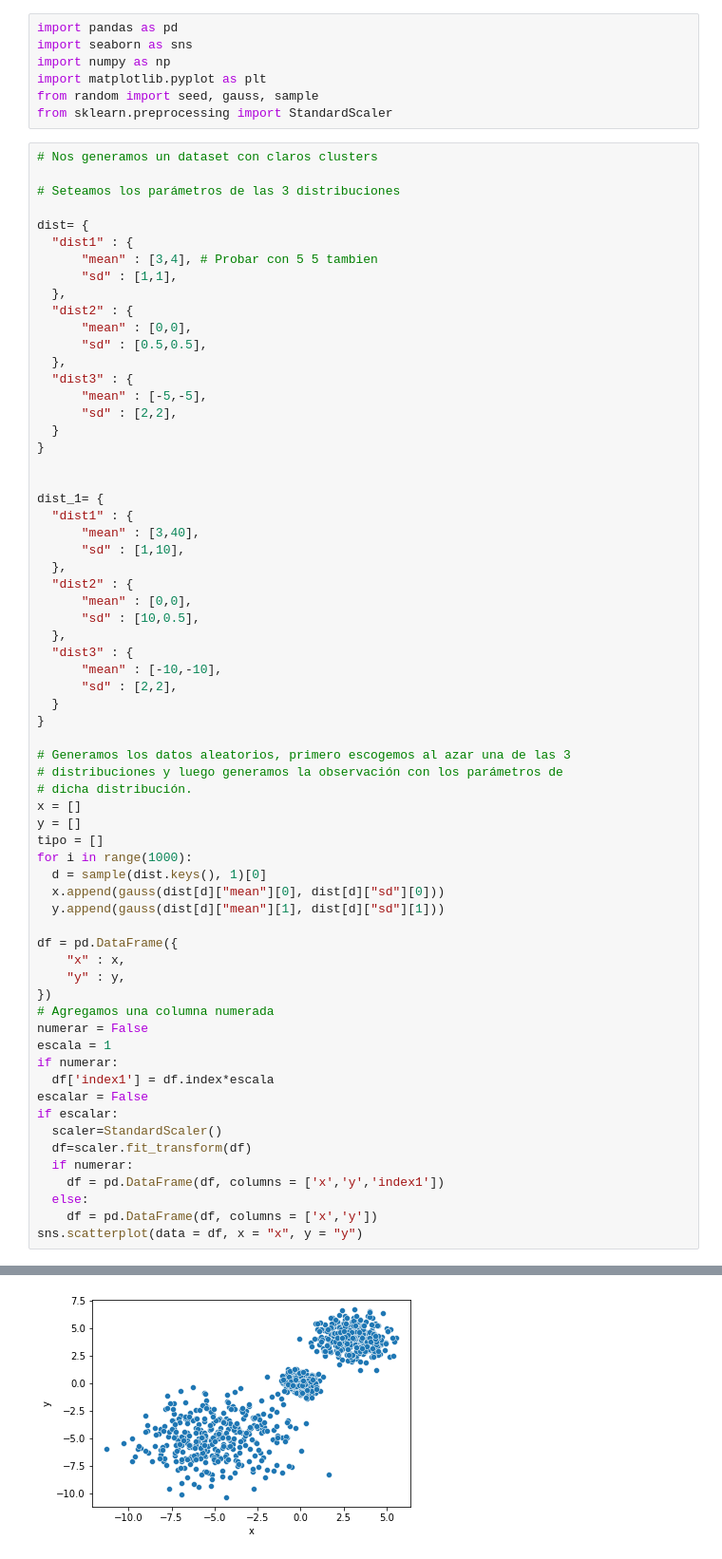
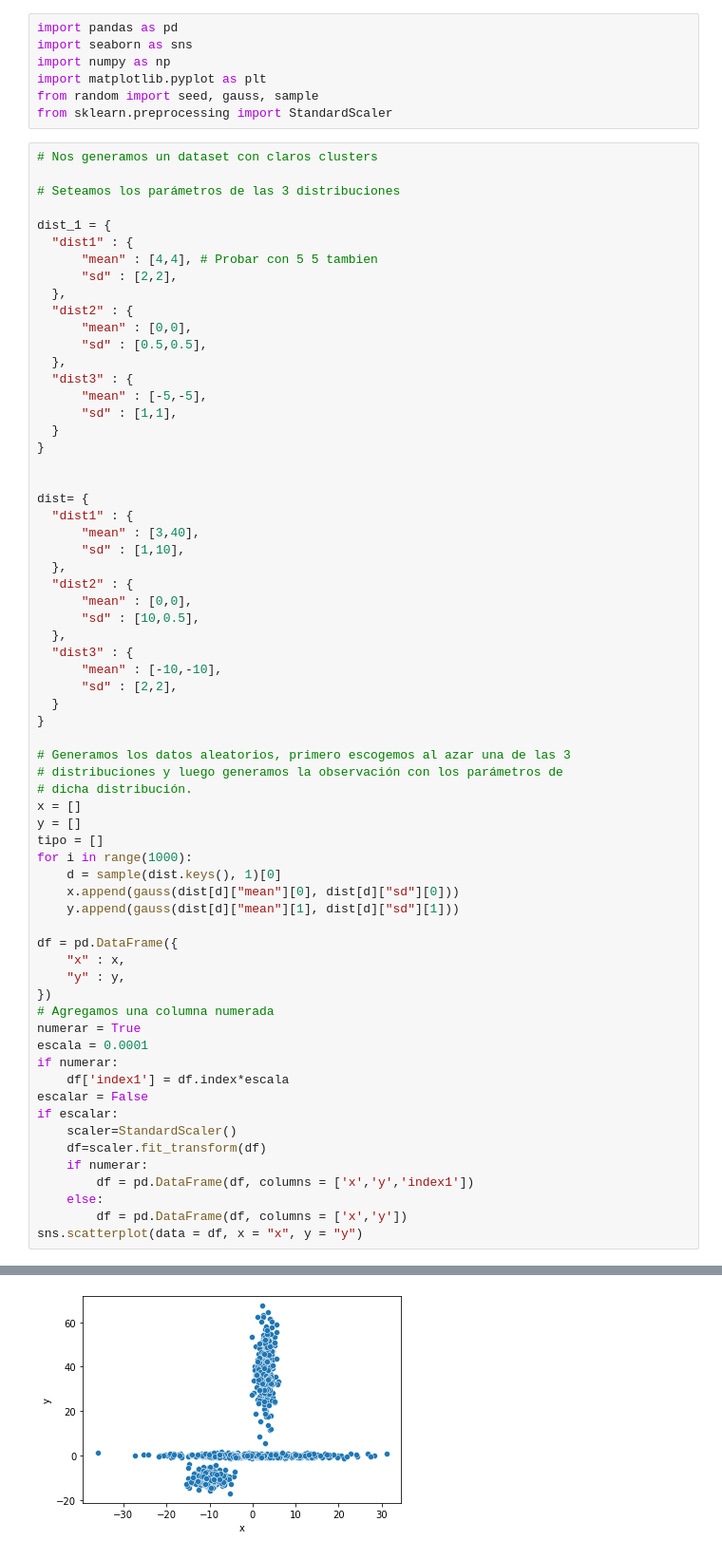
Before and after one commit to IonatanPerez/Curso_DHDS_CN17, a Jupyter notebook: C31/Ejemplos Kmeans.ipynb, the cells around one changed output, grey strips where cells are left out. Shown: that part at 95% size. Drawn from its saved outputs; the diff is of its cells as text.

```diff
--- a/C31/Ejemplos Kmeans.ipynb
+++ b/C31/Ejemplos Kmeans.ipynb
@@ -10,10 +10,10 @@ from sklearn.preprocessing import StandardScaler
 
 # Seteamos los parámetros de las 3 distribuciones
 
-dist= {
+dist_1 = {
   "dist1" : {
-      "mean" : [3,4], # Probar con 5 5 tambien
-      "sd" : [1,1],
+      "mean" : [4,4], # Probar con 5 5 tambien
+      "sd" : [2,2],
   },
   "dist2" : {
       "mean" : [0,0],
@@ -21,12 +21,12 @@ dist= {
   },
   "dist3" : {
       "mean" : [-5,-5],
-      "sd" : [2,2],
+      "sd" : [1,1],
   }
 }
 
 
-dist_1= {
+dist= {
   "dist1" : {
       "mean" : [3,40],
       "sd" : [1,10],
@@ -48,26 +48,26 @@ x = []
 y = []
 tipo = []
 for i in range(1000):
-  d = sample(dist.keys(), 1)[0]
-  x.append(gauss(dist[d]["mean"][0], dist[d]["sd"][0]))
-  y.append(gauss(dist[d]["mean"][1], dist[d]["sd"][1]))
+    d = sample(dist.keys(), 1)[0]
+    x.append(gauss(dist[d]["mean"][0], dist[d]["sd"][0]))
+    y.append(gauss(dist[d]["mean"][1], dist[d]["sd"][1]))
 
 df = pd.DataFrame({
     "x" : x,
     "y" : y,
 })
 # Agregamos una columna numerada
-numerar = False
-escala = 1
+numerar = True
+escala = 0.0001
 if numerar:
-  df['index1'] = df.index*escala
+    df['index1'] = df.index*escala
 escalar = False
 if escalar:
-  scaler=StandardScaler()
-  df=scaler.fit_transform(df)
-  if numerar:
-    df = pd.DataFrame(df, columns = ['x','y','index1'])
-  else:
-    df = pd.DataFrame(df, columns = ['x','y'])
+    scaler=StandardScaler()
+    df=scaler.fit_transform(df)
+    if numerar:
+        df = pd.DataFrame(df, columns = ['x','y','index1'])
+    else:
+        df = pd.DataFrame(df, columns = ['x','y'])
 sns.scatterplot(data = df, x = "x", y = "y")
 # %% [output]
@@ -77,2 +75,2 @@ since Python 3.9 and will be removed in a subsequent version.
-[figure, old version]
+[figure, new version]
 # %%
```
Also changed, not shown: parts of 6 cells of this notebook, 6 other files.
